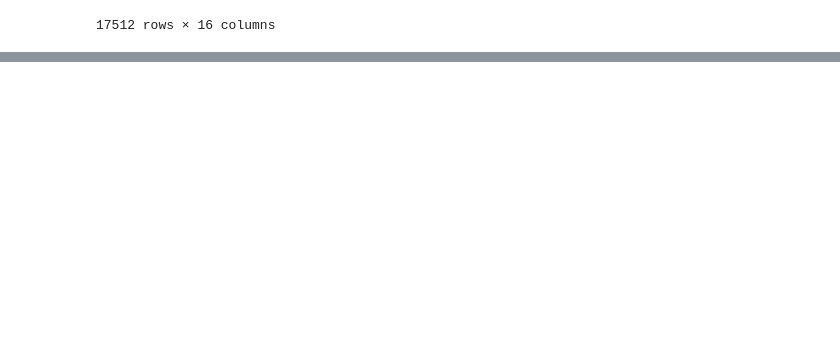
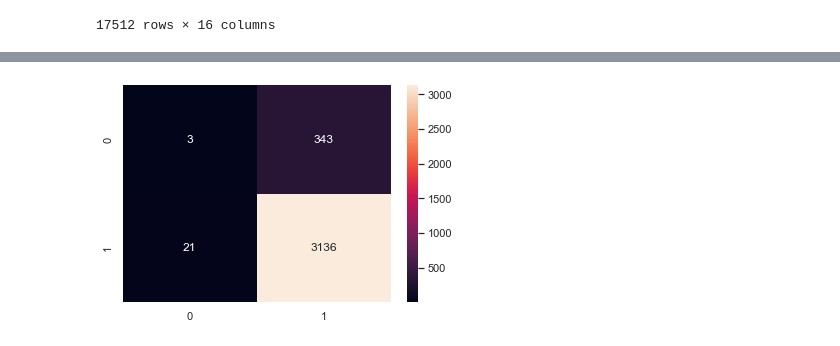
Before and after one commit to anjaliagarwal152615/world-bank-data-analysis-, a Jupyter notebook: world_bank.ipynb, the cells around one changed output, grey strips where cells are left out. Cells and saved outputs as stored; diff of their text form; code cells hidden in the pictures; blank space fills up the shorter version.

```diff
--- a/world_bank.ipynb
+++ b/world_bank.ipynb
@@ -544,0 +578,3 @@ df['Project Name'] = new_proj_vectors_tfidf
+# %%
+#add proj to df
+df['proj'] = proj
@@ -544,0 +614,2 @@ df['Project Name'] = new_proj_vectors_tfidf
+# %%
+final_data = df[['Region','Last Stage Reached Name','Financing Type','Current Project Cost','IDA Commitment','Total IDA and IBRD Commitment','Grant Amount',	'Lending Instrument', 'proj', 'sec1', 'sec2', 'sec3', 'theme_1', 'theme_2', 'Project Status']]
@@ -544,0 +625,22 @@ df['Project Name'] = new_proj_vectors_tfidf
+# %%
+from sklearn.model_selection import train_test_split
+X = final_data.drop(['Project Status'], axis=1)
+y = final_data['Project Status']
+X_train, X_test, y_train, y_test = train_test_split(X, y, test_size=0.2, random_state=42)
+# %%
+#training the model for binary classifier
+from sklearn.linear_model import LogisticRegression
+logreg = LogisticRegression()
+logreg.fit(X_train, y_train)
+#prediction
+y_pred = logreg.predict(X_test)
+#confusion matrix
+
+confusion_matrix = confusion_matrix(y_test, y_pred)
+print(confusion_matrix)
+#classification report
+print("Classification Report:")
+print(classification_report(y_test, y_pred))
+#accuracy score
+print("Accuracy Score:")
+print(accuracy_score(y_test, y_pred))
@@ -544,0 +662,8 @@ df['Project Name'] = new_proj_vectors_tfidf
+# %%
+#plot graph for binary classifier
+import matplotlib.pyplot as plt
+import seaborn as sns
+sns.heatmap(confusion_matrix, annot=True, fmt='d')
+plt.show()
+# %% [output]
+[figure, added]
```
Also changed, not shown: parts of 15 cells of this notebook, 4 other files.
